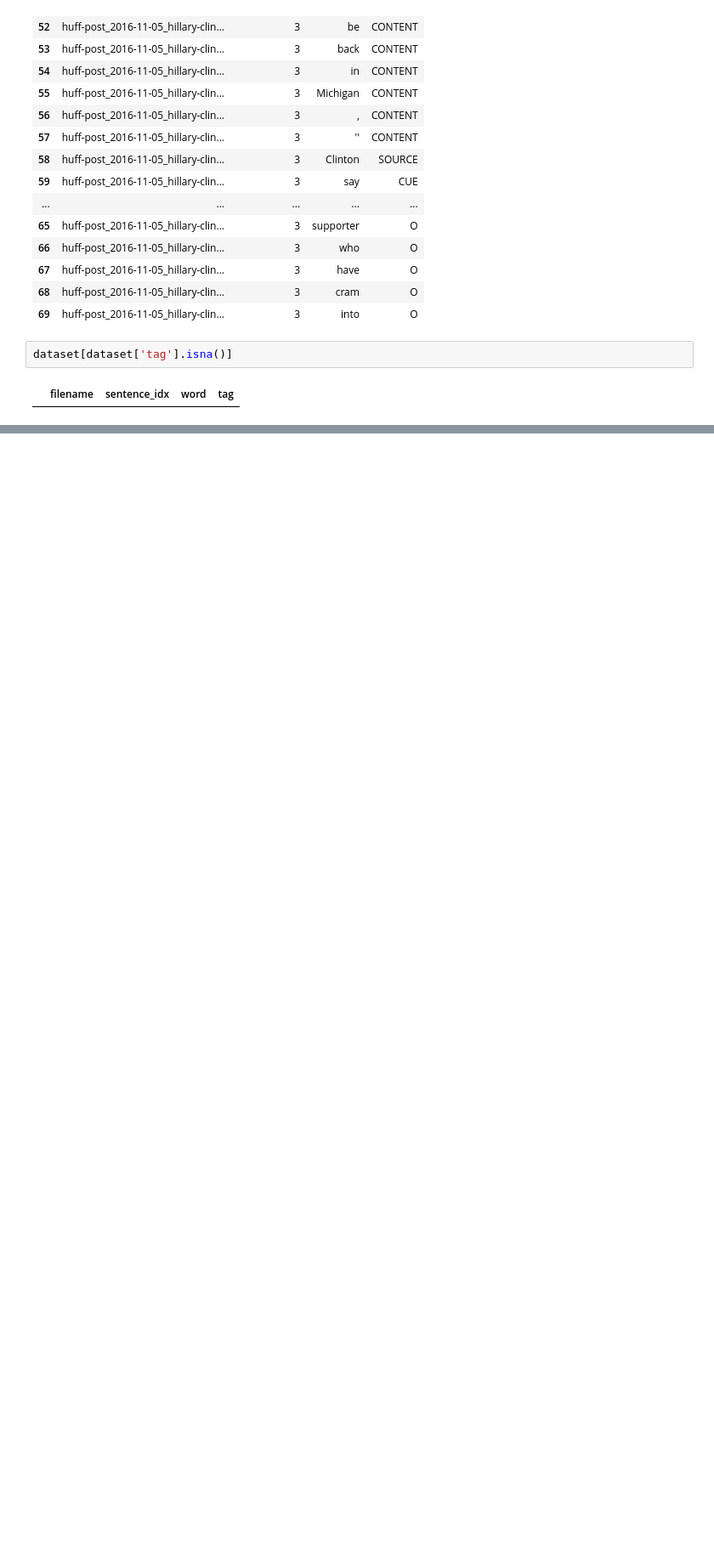
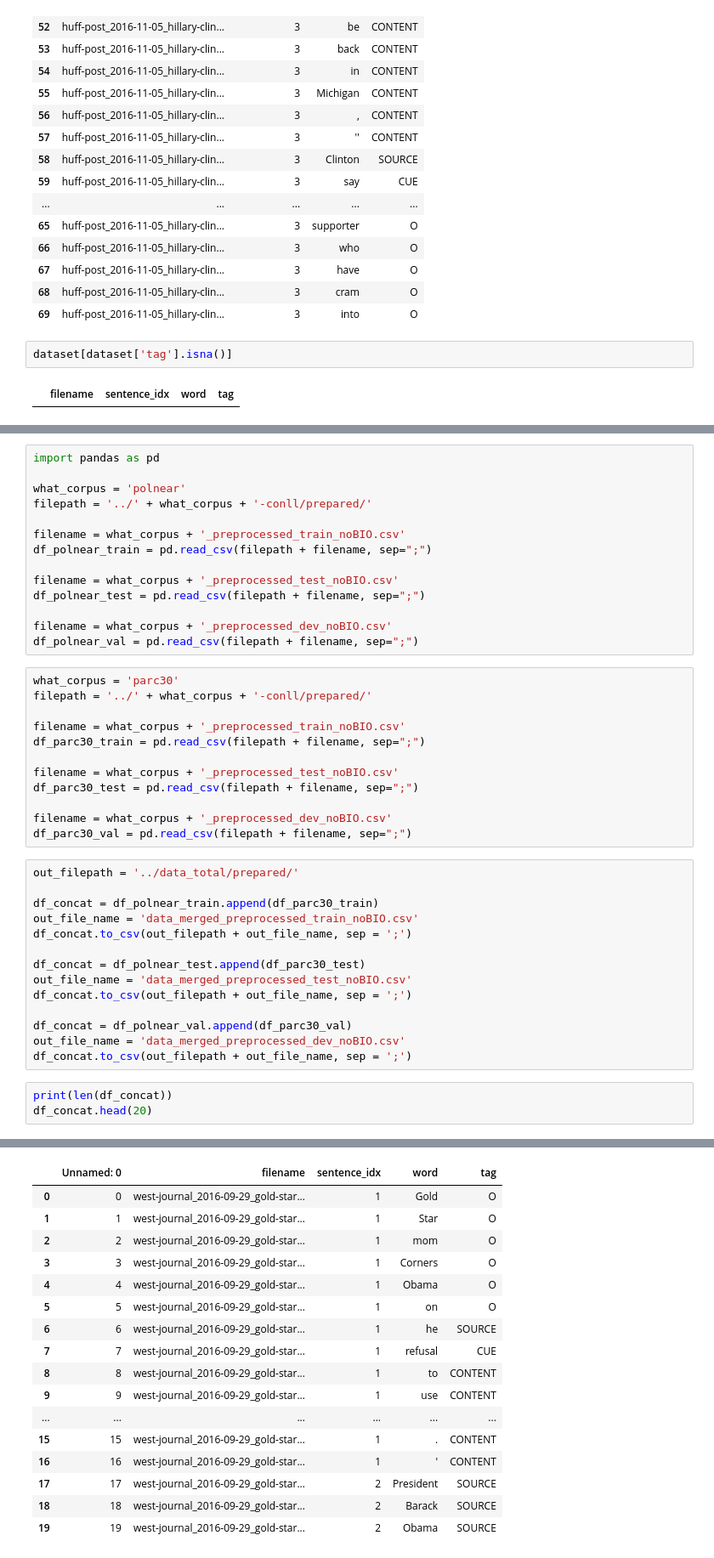
Before and after one commit to xixiwangvu2021/NLPtech_attribution_system, a Jupyter notebook: notebooks/LSTM-CRF-Kaggle-LSTM-Dataprep.ipynb, the cells around one changed output, grey strips where cells are left out. Shown: that part at 85% size. Saved outputs shown, nothing was run; the diff lists cells and outputs as text; blank space fills up the shorter version.

Commit message:
Added merge of prepared datasets to notebook

```diff
--- a/notebooks/LSTM-CRF-Kaggle-LSTM-Dataprep.ipynb
+++ b/notebooks/LSTM-CRF-Kaggle-LSTM-Dataprep.ipynb
@@ -196,0 +201,44 @@ dataset.to_csv(out_filepath + out_file_name, sep = ';')
+# %%
+import pandas as pd
+
+what_corpus = 'polnear'
+filepath = '../' + what_corpus + '-conll/prepared/'
+
+filename = what_corpus + '_preprocessed_train_noBIO.csv'
+df_polnear_train = pd.read_csv(filepath + filename, sep=";")
+
+filename = what_corpus + '_preprocessed_test_noBIO.csv'
+df_polnear_test = pd.read_csv(filepath + filename, sep=";")
+
+filename = what_corpus + '_preprocessed_dev_noBIO.csv'
+df_polnear_val = pd.read_csv(filepath + filename, sep=";")
+# %%
+what_corpus = 'parc30'
+filepath = '../' + what_corpus + '-conll/prepared/'
+
+filename = what_corpus + '_preprocessed_train_noBIO.csv'
+df_parc30_train = pd.read_csv(filepath + filename, sep=";")
+
+filename = what_corpus + '_preprocessed_test_noBIO.csv'
+df_parc30_test = pd.read_csv(filepath + filename, sep=";")
+
+filename = what_corpus + '_preprocessed_dev_noBIO.csv'
+df_parc30_val = pd.read_csv(filepath + filename, sep=";")
+# %%
+out_filepath = '../data_total/prepared/'
+
+df_concat = df_polnear_train.append(df_parc30_train)
+out_file_name = 'data_merged_preprocessed_train_noBIO.csv'
+df_concat.to_csv(out_filepath + out_file_name, sep = ';')
+
+df_concat = df_polnear_test.append(df_parc30_test)
+out_file_name = 'data_merged_preprocessed_test_noBIO.csv'
+df_concat.to_csv(out_filepath + out_file_name, sep = ';')
+
+df_concat = df_polnear_val.append(df_parc30_val)
+out_file_name = 'data_merged_preprocessed_dev_noBIO.csv'
+df_concat.to_csv(out_filepath + out_file_name, sep = ';')
+# %%
+print(len(df_concat))
+df_concat.head(20)
+# %% [output]
@@ -196,0 +246,17 @@ dataset.to_csv(out_filepath + out_file_name, sep = ';')
+|  | Unnamed: 0 | filename | sentence_idx | word | tag |
+| 0 | 0 | west-journal_2016-09-29_gold-star... | 1 | Gold | O |
+| 1 | 1 | west-journal_2016-09-29_gold-star... | 1 | Star | O |
+| 2 | 2 | west-journal_2016-09-29_gold-star... | 1 | mom | O |
+| 3 | 3 | west-journal_2016-09-29_gold-star... | 1 | Corners | O |
+| 4 | 4 | west-journal_2016-09-29_gold-star... | 1 | Obama | O |
+| 5 | 5 | west-journal_2016-09-29_gold-star... | 1 | on | O |
+| 6 | 6 | west-journal_2016-09-29_gold-star... | 1 | he | SOURCE |
+| 7 | 7 | west-journal_2016-09-29_gold-star... | 1 | refusal | CUE |
+| 8 | 8 | west-journal_2016-09-29_gold-star... | 1 | to | CONTENT |
+| 9 | 9 | west-journal_2016-09-29_gold-star... | 1 | use | CONTENT |
+| ... | ... | ... | ... | ... | ... |
+| 15 | 15 | west-journal_2016-09-29_gold-star... | 1 | . | CONTENT |
+| 16 | 16 | west-journal_2016-09-29_gold-star... | 1 | ' | CONTENT |
+| 17 | 17 | west-journal_2016-09-29_gold-star... | 2 | President | SOURCE |
+| 18 | 18 | west-journal_2016-09-29_gold-star... | 2 | Barack | SOURCE |
+| 19 | 19 | west-journal_2016-09-29_gold-star... | 2 | Obama | SOURCE |
```
Also changed, not shown: parts of 6 cells of this notebook.
